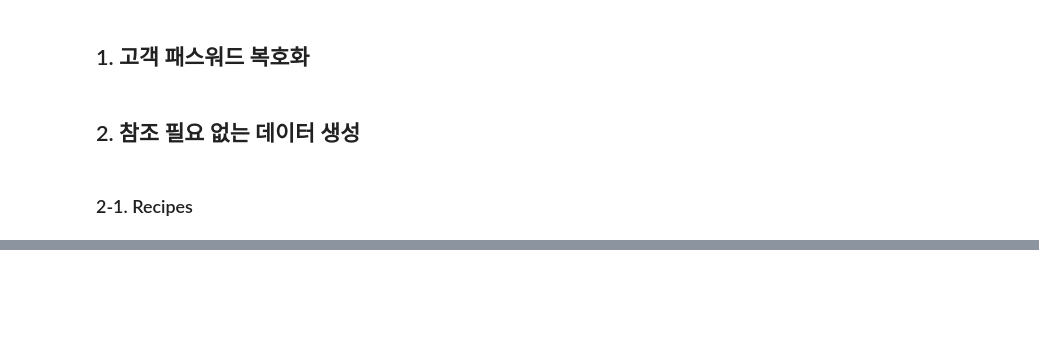
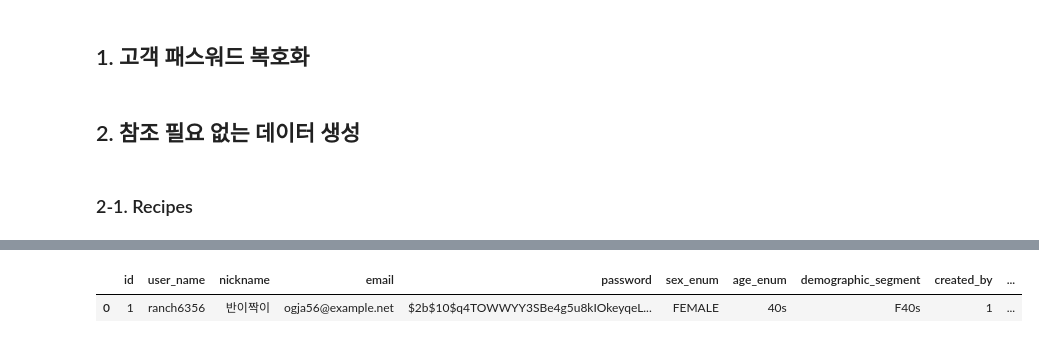
Before and after one commit to Reciping/reciping-data-pipeline, a Jupyter notebook: create_data.ipynb, the cells around one changed output, grey strips where cells are left out. Drawn from its saved outputs; the diff is of its cells as text; code cells hidden in the pictures; blank space fills up the shorter version.

```diff
--- a/create_data.ipynb
+++ b/create_data.ipynb
@@ -3047,0 +981,5 @@ pd.DataFrame(promotion_data).to_json(
+# %%
+users_df.head(1)
+# %% [output]
+|  | id | user_name | nickname | email | password | sex_enum | age_enum | demographic_segment | created_by | ... |
+| 0 | 1 | ranch6356 | 반이짝이 | ogja56@example.net | $2b$10$q4TOWWYY3SBe4g5u8kIOkeyqeL... | FEMALE | 40s | F40s | 1 | ... |
```
Also changed, not shown: parts of 118 cells of this notebook, 2 other files.
